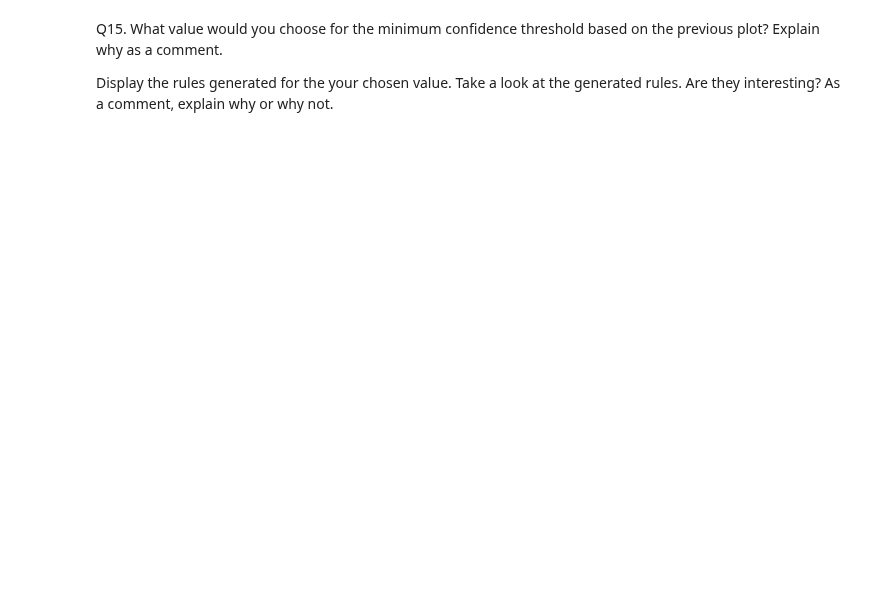
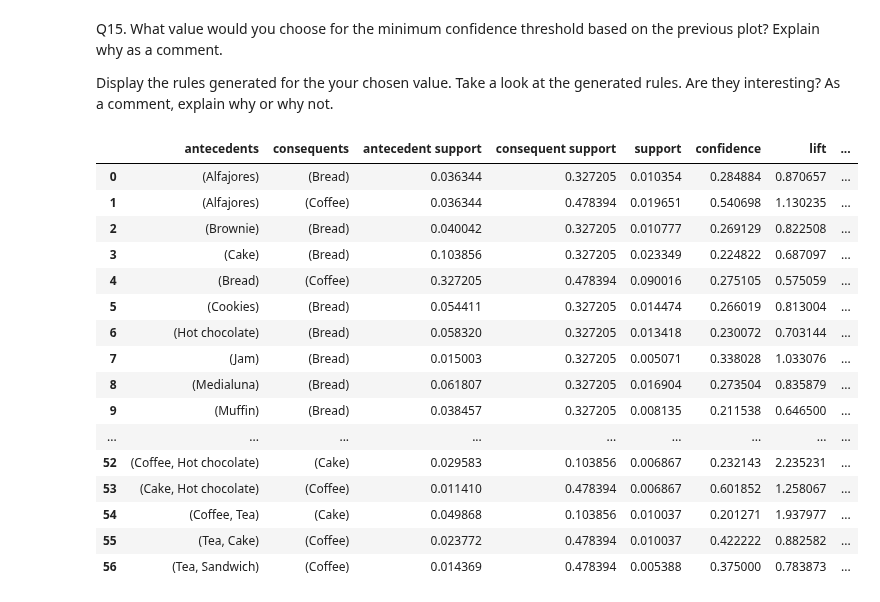
Before and after one commit to aJimenez19037/CS363M-HW, a Jupyter notebook: HW6/HW 6 - Q-Learning & Association Analysis.ipynb, the cells around one changed output. Saved outputs shown, nothing was run; the diff lists cells and outputs as text; code cells hidden in the pictures; blank space fills up the shorter version.

```diff
--- a/HW6/HW 6 - Q-Learning & Association Analysis.ipynb
+++ b/HW6/HW 6 - Q-Learning & Association Analysis.ipynb
@@ -675,0 +677,24 @@ Display the rules generated for the your chosen value. Take a look at the genera
+# %%
+# your code goes here
+# I'd choose 0.2 because of the nature of the dataset, since it is a store basket we can benefit from more rules
+display(association_rules(sets, num_itemsets=0, metric='confidence', min_threshold=0.2))
+
+# They are interesting but it seems like Coffee and Bread are simply a very popular item that people buy, not necessarily correlated to other items.
+# %% [output]
+|  | antecedents | consequents | antecedent support | consequent support | support | confidence | lift | ... |
+| 0 | (Alfajores) | (Bread) | 0.036344 | 0.327205 | 0.010354 | 0.284884 | 0.870657 | ... |
+| 1 | (Alfajores) | (Coffee) | 0.036344 | 0.478394 | 0.019651 | 0.540698 | 1.130235 | ... |
+| 2 | (Brownie) | (Bread) | 0.040042 | 0.327205 | 0.010777 | 0.269129 | 0.822508 | ... |
+| 3 | (Cake) | (Bread) | 0.103856 | 0.327205 | 0.023349 | 0.224822 | 0.687097 | ... |
+| 4 | (Bread) | (Coffee) | 0.327205 | 0.478394 | 0.090016 | 0.275105 | 0.575059 | ... |
+| 5 | (Cookies) | (Bread) | 0.054411 | 0.327205 | 0.014474 | 0.266019 | 0.813004 | ... |
+| 6 | (Hot chocolate) | (Bread) | 0.058320 | 0.327205 | 0.013418 | 0.230072 | 0.703144 | ... |
+| 7 | (Jam) | (Bread) | 0.015003 | 0.327205 | 0.005071 | 0.338028 | 1.033076 | ... |
+| 8 | (Medialuna) | (Bread) | 0.061807 | 0.327205 | 0.016904 | 0.273504 | 0.835879 | ... |
+| 9 | (Muffin) | (Bread) | 0.038457 | 0.327205 | 0.008135 | 0.211538 | 0.646500 | ... |
+| ... | ... | ... | ... | ... | ... | ... | ... | ... |
+| 52 | (Coffee, Hot chocolate) | (Cake) | 0.029583 | 0.103856 | 0.006867 | 0.232143 | 2.235231 | ... |
+| 53 | (Cake, Hot chocolate) | (Coffee) | 0.011410 | 0.478394 | 0.006867 | 0.601852 | 1.258067 | ... |
+| 54 | (Coffee, Tea) | (Cake) | 0.049868 | 0.103856 | 0.010037 | 0.201271 | 1.937977 | ... |
+| 55 | (Tea, Cake) | (Coffee) | 0.023772 | 0.478394 | 0.010037 | 0.422222 | 0.882582 | ... |
+| 56 | (Tea, Sandwich) | (Coffee) | 0.014369 | 0.478394 | 0.005388 | 0.375000 | 0.783873 | ... |
```
Also changed, not shown: parts of 2 cells of this notebook.
